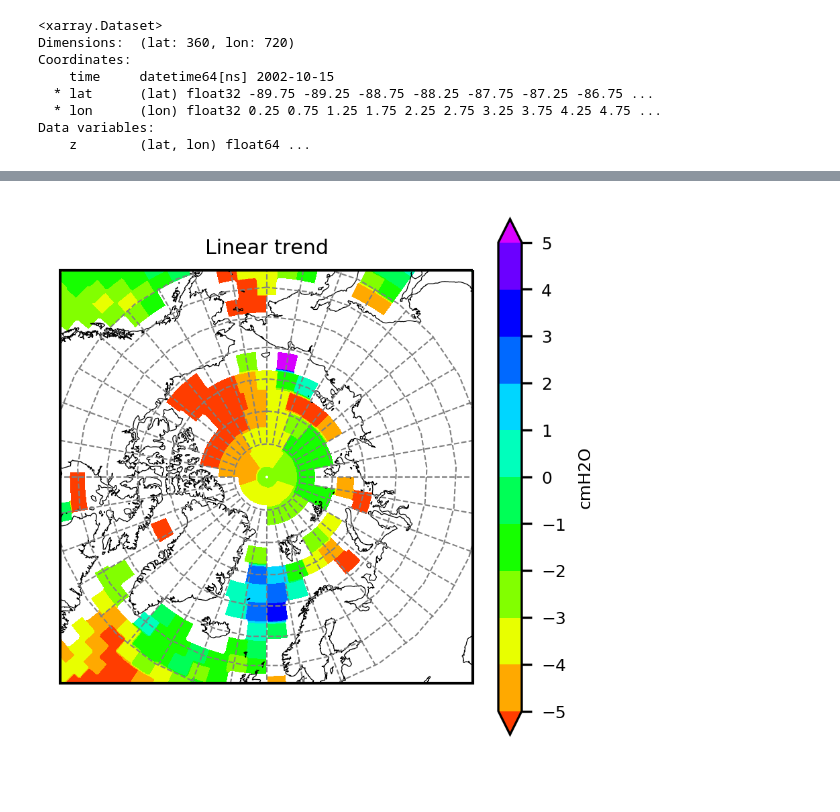
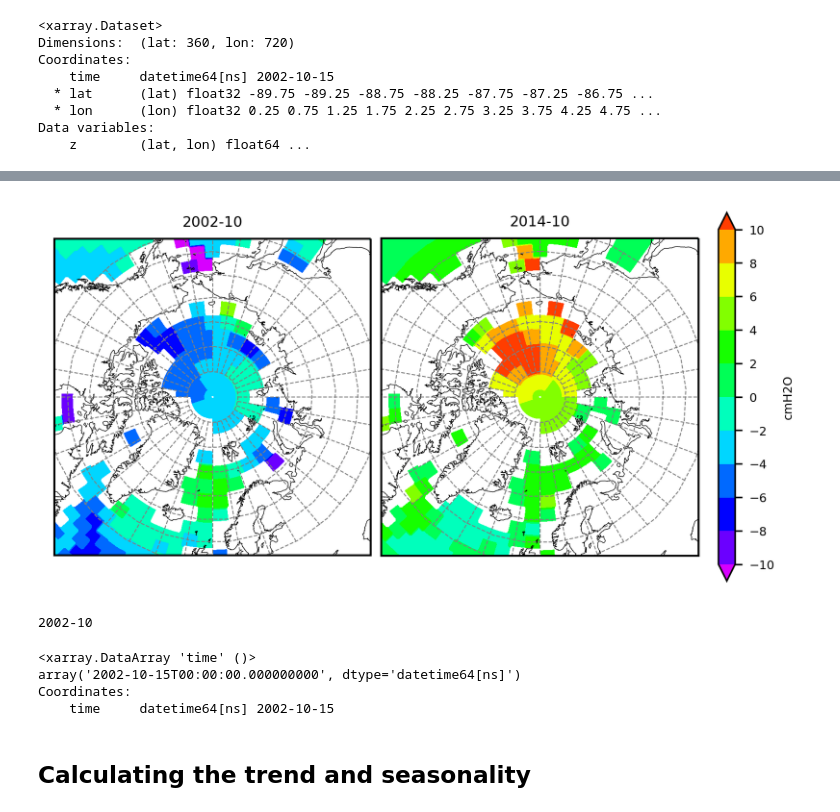
Before and after one commit to chiaweh2/arctic_ocean, a Jupyter notebook: arctic_ocean.ipynb, the cells around one changed output, grey strips where cells are left out. Saved outputs shown, nothing was run; the diff lists cells and outputs as text; code cells hidden in the pictures; blank space fills up the shorter version.

Commit message:
finish the regress and map

```diff
--- a/arctic_ocean.ipynb
+++ b/arctic_ocean.ipynb
@@ -87,46 +98,71 @@ fig_proj=ccrs.Orthographic(-0, 90)    # rotating the center of the projection
 # fig_proj = ccrs.Mercator(central_longitude=0.0, min_latitude=-80.0, max_latitude=84.0)
 
 # set the figure axes
-hmm=65.    # mm
+hmm=70.    # mm
 vmm=65.    # mm
 fontsize=6
 rcParams['xtick.direction'] = 'out'
 rcParams['ytick.direction'] = 'out'
 rcParams.update({'font.size': fontsize})
 rc('font', family='sans-serif')
 rc('font', serif='Helvetica')
 mm2inch=0.0393701
 hmm=hmm*mm2inch
 vmm=vmm*mm2inch
 fig=plt.figure(figsize=(hmm,vmm),dpi=300,facecolor='w',edgecolor='w')
-ax1=fig.add_axes([0,0,1,1],projection=fig_proj)
+ax1=fig.add_axes([0.25,0.07,1.05,0.86],projection=fig_proj)
+ax2=fig.add_axes([1.2,0,1,1],projection=fig_proj)
 
 # plot the data in each axes
-plot1=ds['z'].sel(time=datetime.datetime(2002,10,10),method='nearest').plot.contourf(ax=ax1, transform=data_proj
-        , levels=np.linspace(-5,5,11), extend='both',cmap='gist_rainbow'
-        , cbar_kwargs={'ticks': np.linspace(-5,5,11),'label':'cmH2O'})
-ax1.set_title('Linear trend')
+plot1=ds['z'].sel(time=datetime.datetime(2002,10,15),method='nearest')\
+        .plot.contourf(ax=ax1, transform=data_proj
+        , levels=np.linspace(-10,10,11), extend='both',cmap='gist_rainbow_r'
+        , add_colorbar=False, add_labels=False)
+# 'ticks': np.linspace(-10,10,11),'label':'cmH2O'})
+ax1.set_title(np.array(ds['z'].sel(time=datetime.datetime(2002,10,15),method='nearest')['time'],dtype='datetime64[M]'))
 ax1.set_extent([-180,180,57,90], crs=data_proj)
 ax1.coastlines(resolution='50m',linewidth=0.3)
+
+plot2=ds['z'].sel(time=datetime.datetime(2014,10,15),method='nearest').plot.contourf(ax=ax2, transform=data_proj
+        , levels=np.linspace(-10,10,11), extend='both',cmap='gist_rainbow_r'
+        , cbar_kwargs={'ticks': np.linspace(-10,10,11),'label':'cmH2O'})
+ax2.set_title(np.array(ds['z'].sel(time=datetime.datetime(2014,10,15),method='nearest')['time'],dtype='datetime64[M]'))
+ax2.set_extent([-180,180,57,90], crs=data_proj)
+ax2.coastlines(resolution='50m',linewidth=0.3)
 
 ####################  Grid on  ######################
 # *must* call draw in order to get the axis boundary used to add ticks:
 fig.canvas.draw()
 xtick=np.linspace(0,360,37)-180.  # need to be -180~180
 ytick=np.linspace(55,85,7)
 
 # Label the end-points of the gridlines using the custom tick makers:
 ax1.gridlines(xlocs=xtick, ylocs=ytick,color='gray', linestyle='--', linewidth=0.5)
 ax1.xaxis.set_major_formatter(LONGITUDE_FORMATTER)
 ax1.yaxis.set_major_formatter(LATITUDE_FORMATTER)
 # lambert_xticks(ax1, xtick)
 # lambert_yticks(ax1, ytick)
+ax2.gridlines(xlocs=xtick, ylocs=ytick,color='gray', linestyle='--', linewidth=0.5)
+ax2.xaxis.set_major_formatter(LONGITUDE_FORMATTER)
+ax2.yaxis.set_major_formatter(LATITUDE_FORMATTER)
 
-
-# # export the figure
-# plt.savefig('./figures/regress_'+outfile[i]+'.pdf', dpi=300, facecolor='w', edgecolor='w',
-#         orientation='landscape', papertype=None, format=None,
-#         transparent=False, bbox_inches="tight", pad_inches=None,
-#         frameon=None)
+# export the figure
+plt.savefig('./figures/arctic_jpl_mascon.pdf', dpi=300, facecolor='w', edgecolor='w',
+        orientation='landscape', papertype=None, format=None,
+        transparent=False, bbox_inches="tight", pad_inches=None,
+        frameon=None)
 # %% [output]
-[figure, old version]
+[figure, new version]
+# %%
+print np.array(ds['z'].sel(time=datetime.datetime(2002,10,15),method='nearest')['time'],dtype='datetime64[M]')
+# %% [output]
+2002-10
+# %%
+ds['z'].sel(time=datetime.datetime(2002,10,15),method='nearest')['time']
+# %% [output]
+<xarray.DataArray 'time' ()>
+array('2002-10-15T00:00:00.000000000', dtype='datetime64[ns]')
+Coordinates:
+    time     datetime64[ns] 2002-10-15
+# %% [markdown]
+## Calculating the trend and seasonality
```
Also changed, not shown: parts of 9 cells of this notebook.
